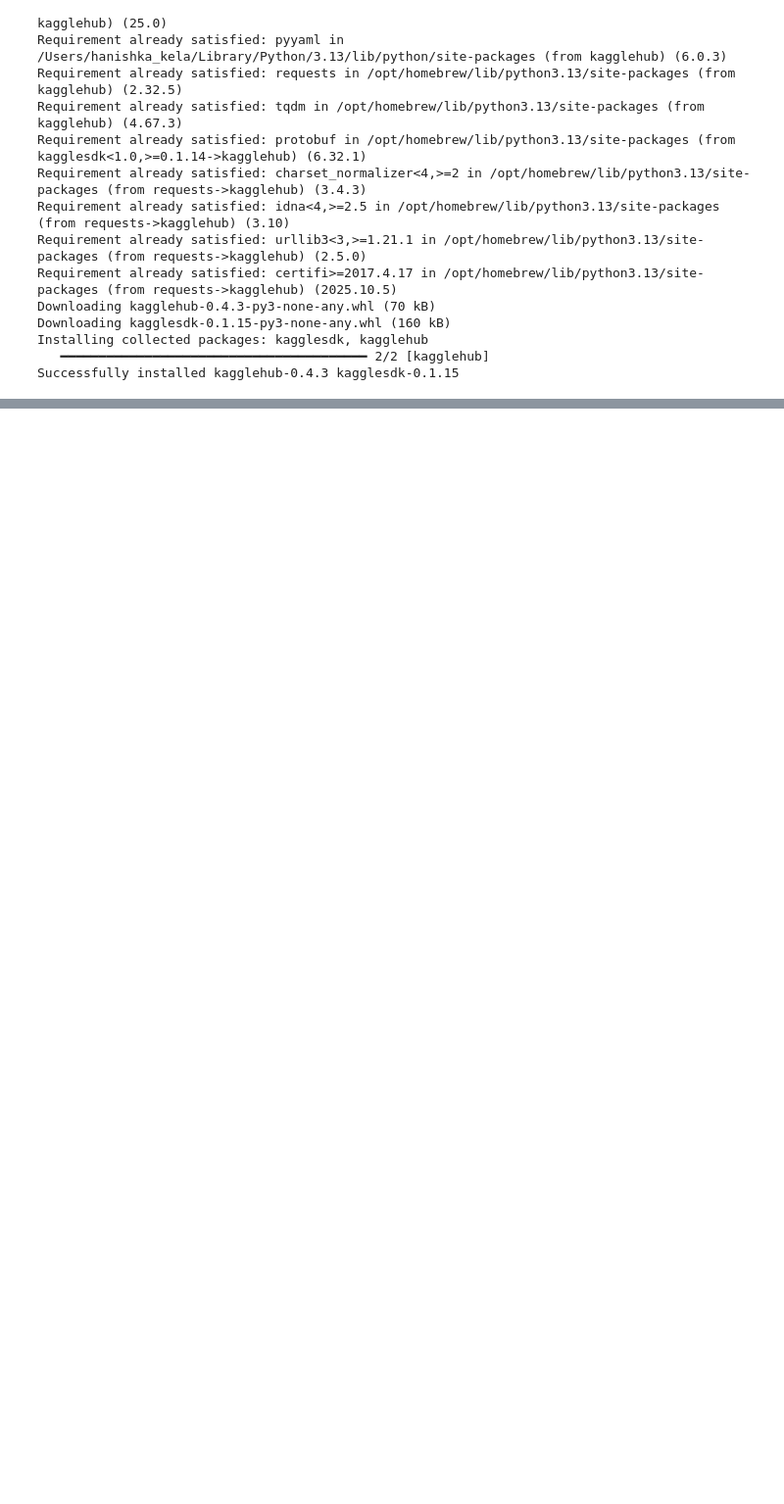
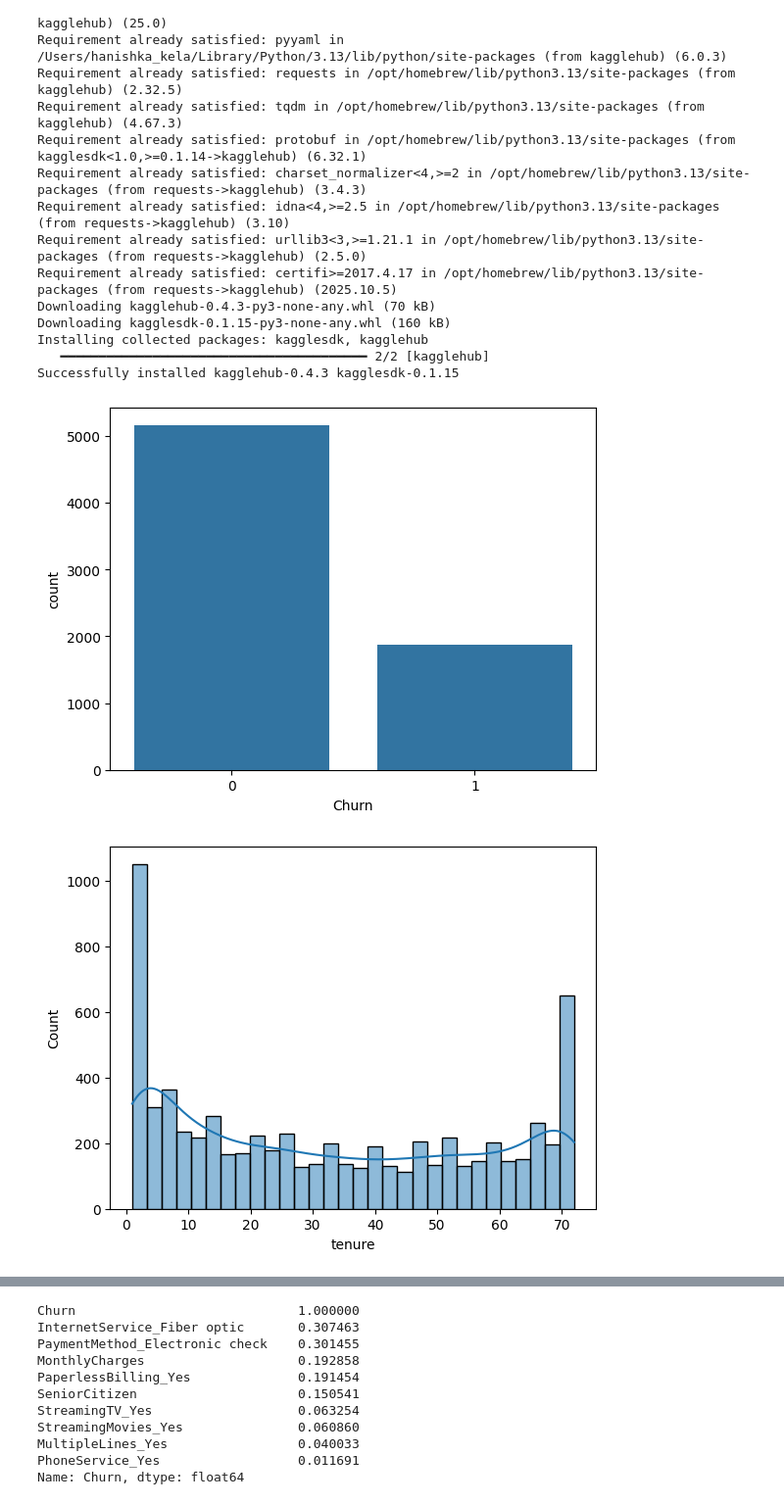
Before and after one commit to Hanishka-Kela/ICSSR, a Jupyter notebook: ML.ipynb, the cells around one changed output, grey strips where cells are left out. Shown at 98% size. Saved outputs shown, nothing was run; the diff lists cells and outputs as text; code cells hidden in the pictures; blank space fills up the shorter version.

Commit message:
Performed the eda to understand the dataset and realised that only 1 in 4 customers churn

```diff
--- a/ML.ipynb
+++ b/ML.ipynb
@@ -60,3 +60,25 @@ df = pd.get_dummies(df, columns=categorical_cols, drop_first=True)
 
 X = df.drop("Churn", axis=1)
 y = df["Churn"]
+# %%
+df["Churn"].value_counts(normalize=True)
+
+sns.countplot(x="Churn", data=df)
+plt.show()
+
+sns.histplot(df["tenure"], bins=30, kde=True)
+plt.show()
+
+sns.boxplot(x="Churn", y="MonthlyCharges", data=df)
+plt.show()
+
+contract_cols = [col for col in df.columns if "Contract_" in col]
+churn_by_contract = df.groupby("Churn")[contract_cols].mean()
+churn_by_contract
+
+corr = df.corr()
+top_corr = corr["Churn"].sort_values(ascending=False).head(10)
+top_corr
+# %% [output]
+[figure, added]
+[figure, added]
@@ -62,0 +86,11 @@ y = df["Churn"]
+Churn                             1.000000
+InternetService_Fiber optic       0.307463
+PaymentMethod_Electronic check    0.301455
+MonthlyCharges                    0.192858
+PaperlessBilling_Yes              0.191454
+SeniorCitizen                     0.150541
+StreamingTV_Yes                   0.063254
+StreamingMovies_Yes               0.060860
+MultipleLines_Yes                 0.040033
+PhoneService_Yes                  0.011691
+Name: Churn, dtype: float64
```
Also changed, not shown: parts of 1 cell of this notebook.
